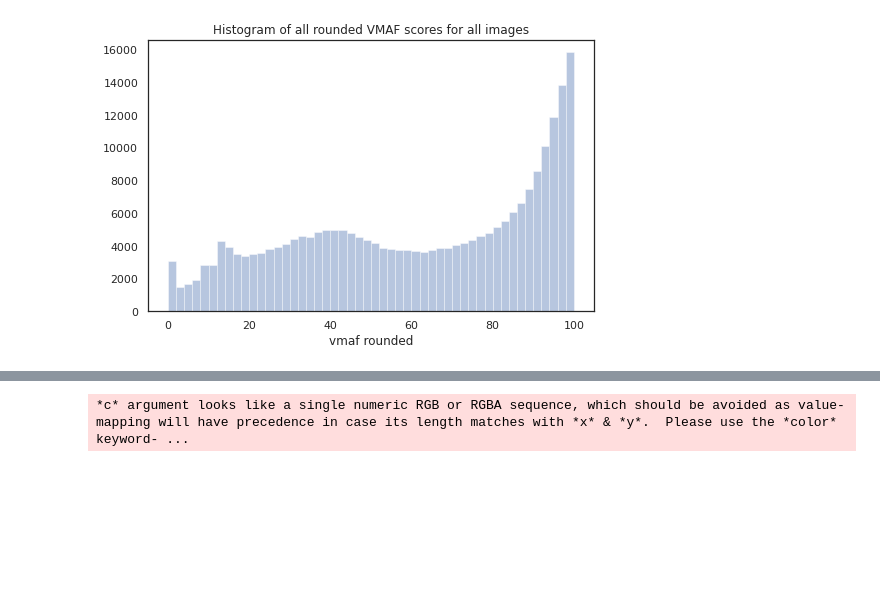
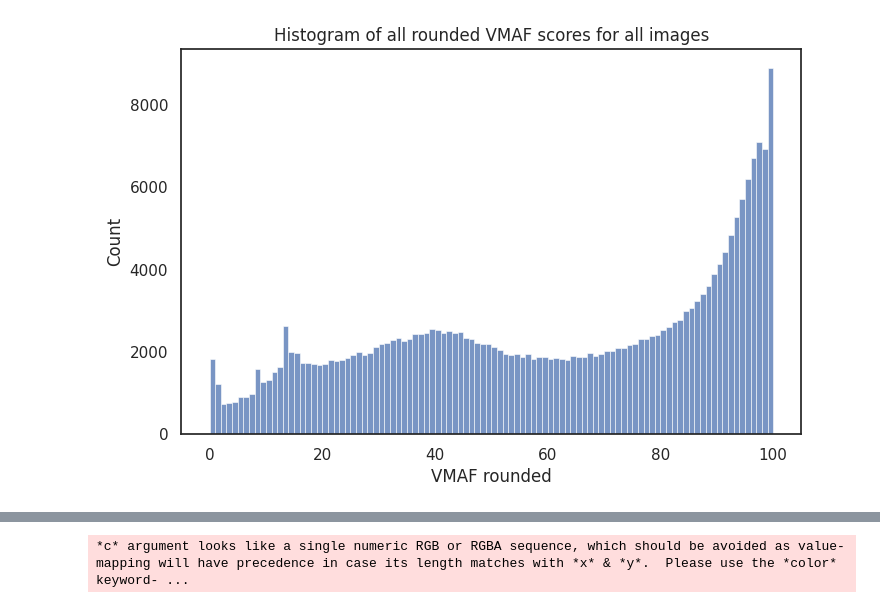
Before and after one commit to Telecommunication-Telemedia-Assessment/image_quality_test, a Jupyter notebook: pre_analysis/image_quality.ipynb, the cells around one changed output, grey strips where cells are left out. Drawn from its saved outputs; the diff is of its cells as text; code cells hidden in the pictures; blank space fills up the shorter version.

Commit message:
more plot unificatioN

```diff
--- a/pre_analysis/image_quality.ipynb
+++ b/pre_analysis/image_quality.ipynb
@@ -61,13 +61,13 @@ d(dr.head())
 # %%
 sns.set(rc={'figure.figsize':(8,5)}) # --> was (16,6) before
 sns.set_style("white")
 
-ax = sns.distplot(dr["vmaf_round"], kde=False, hist=True)
+ax = sns.histplot(dr["vmaf_round"], kde=False, bins=100)
 ax.set_title("Histogram of all rounded VMAF scores for all images")
-ax.set_xlabel("vmaf rounded")
+ax.set_xlabel("VMAF rounded")
 ax.get_figure().savefig("all_img_vmaf_distplot.pdf", bbox_inches="tight")
 # %% [output]
-[figure, old version]
+[figure, new version]
 # %%
 def get_crf(x):
     t = x.split("_")
```
Also changed, not shown: 4 other files.
